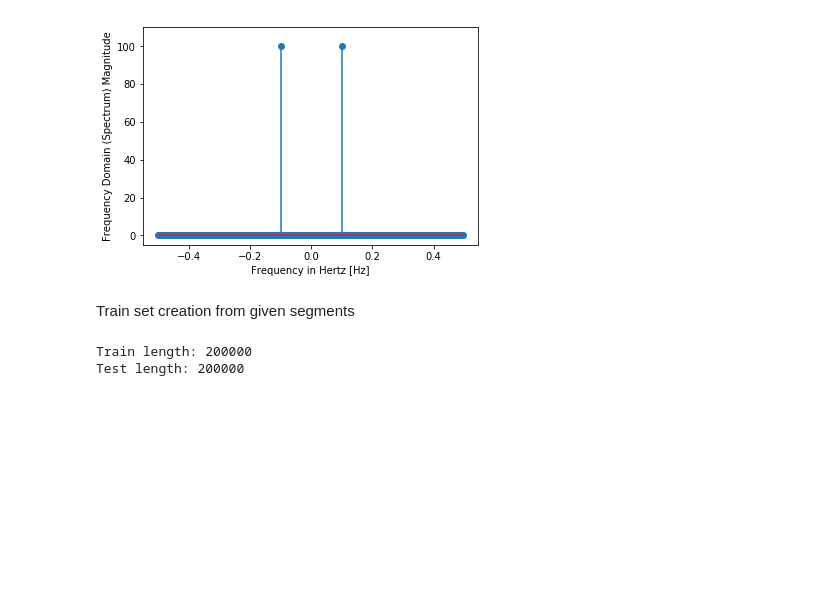
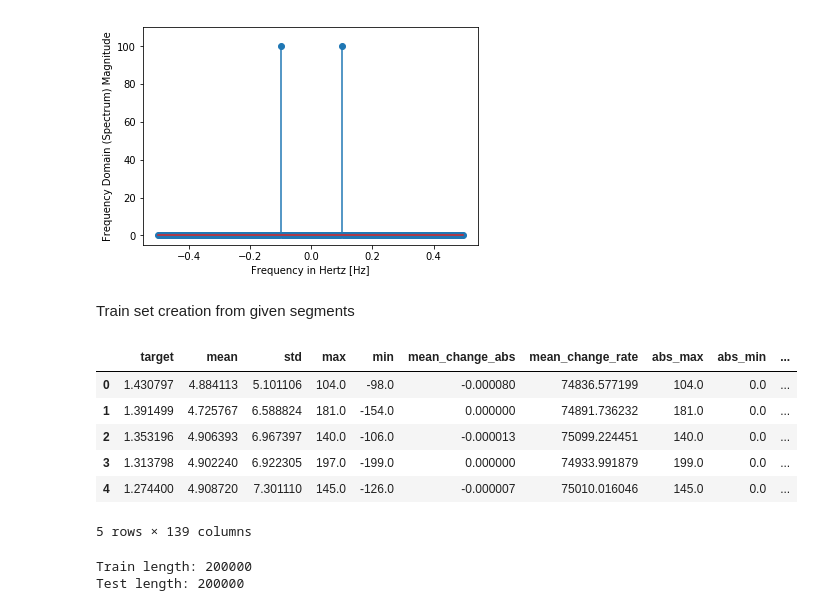
Before and after one commit to kszczupak/kaggle_competitions, a Jupyter notebook: LANL_Earthquake_Prediction/Various_Experiments.ipynb, the cells around one changed output. Saved outputs shown, nothing was run; the diff lists cells and outputs as text; code cells hidden in the pictures; blank space fills up the shorter version.

Commit message:
Fixed time domain creation

```diff
--- a/LANL_Earthquake_Prediction/Various_Experiments.ipynb
+++ b/LANL_Earthquake_Prediction/Various_Experiments.ipynb
@@ -385,7 +385,9 @@ ax.grid()
 # %% [markdown]
 Time Domain Features Creation
 # %%
-def get_time_domain_features(segment_df):
+# import pdb
+
+def get_time_domain_features(segment_df) -> dict:
     time_domain_features = dict()
     x = pd.Series(segment_df.acoustic_data.values)
 
@@ -396,6 +398,7 @@ def get_time_domain_features(segment_df):
 
 
     time_domain_features[ 'mean_change_abs'] = np.mean(np.diff(x))
+#     pdb.set_trace()
     time_domain_features[ 'mean_change_rate'] = np.mean(np.nonzero((np.diff(x) / x[:-1]))[0])
     time_domain_features[ 'abs_max'] = np.abs(x).max()
     time_domain_features[ 'abs_min'] = np.abs(x).min()
@@ -506,6 +509,7 @@ def get_time_domain_features(segment_df):
         time_domain_features[ 'av_change_rate_roll_mean_' + str(windows)] = np.mean(np.nonzero((np.diff(x_roll_mean) / x_roll_mean[:-1]))[0])
         time_domain_features[ 'abs_max_roll_mean_' + str(windows)] = np.abs(x_roll_mean).max()
 
+#     return {key: [value] for key, value in time_domain_features.items()}
     return time_domain_features
 
 def add_trend_feature(arr, abs_values=False):
@@ -753,21 +750,32 @@ Train set creation from given segments
 # %%
 SAMPLING_FREQ = 4000000
 
-def create_train_set(list_of_raw_segments):
+def create_train_set(list_of_raw_segments) -> pd.DataFrame:
     train_set = pd.DataFrame()
 
-    for raw_segment_df in tqdm(list_of_raw_segments):
-        processed_segment_df = pd.DataFrame()
+    for segment_idx, raw_segment_df in enumerate(tqdm(list_of_raw_segments)):
         target = raw_segment_df.time_to_failure.values[-1]
-        processed_segment_df['target'] = target
-
+        train_set.loc[segment_idx, 'target'] = target
         # Features creation
         time_domain_features = get_time_domain_features(raw_segment_df)
-        processed_segment_df.join(time_domain_features)
+        add_features_to_df(train_set, time_domain_features, segment_idx)
 
-        frequency_domain_features = get_frequency_domain_features(raw_segment_df, SAMPLING_FREQ)
-        processed_segment_df.join(frequency_domain_features)
-
-        train_set.append(processed_segment_df)
+#         frequency_domain_features = get_frequency_domain_features(raw_segment_df, SAMPLING_FREQ)
+#         add_features_to_df(train_set, frequency_domain_features, segment_idx)
 
     return train_set
+
+def add_features_to_df(df: pd.DataFrame, features: dict, idx: int) -> None:
+    for feature_name, feature_value in features.items():
+        df.loc[idx, feature_name] = feature_value
+# %%
+a = create_train_set(training_segments_no_overlap)
+a.head()
+# %% [output]
+|  | target | mean | std | max | min | mean_change_abs | mean_change_rate | abs_max | abs_min | ... |
+| 0 | 1.430797 | 4.884113 | 5.101106 | 104.0 | -98.0 | -0.000080 | 74836.577199 | 104.0 | 0.0 | ... |
+| 1 | 1.391499 | 4.725767 | 6.588824 | 181.0 | -154.0 | 0.000000 | 74891.736232 | 181.0 | 0.0 | ... |
+| 2 | 1.353196 | 4.906393 | 6.967397 | 140.0 | -106.0 | -0.000013 | 75099.224451 | 140.0 | 0.0 | ... |
+| 3 | 1.313798 | 4.902240 | 6.922305 | 197.0 | -199.0 | 0.000000 | 74933.991879 | 199.0 | 0.0 | ... |
+| 4 | 1.274400 | 4.908720 | 7.301110 | 145.0 | -126.0 | -0.000007 | 75010.016046 | 145.0 | 0.0 | ... |
+5 rows × 139 columns
```
Also changed, not shown: parts of 8 cells of this notebook.
